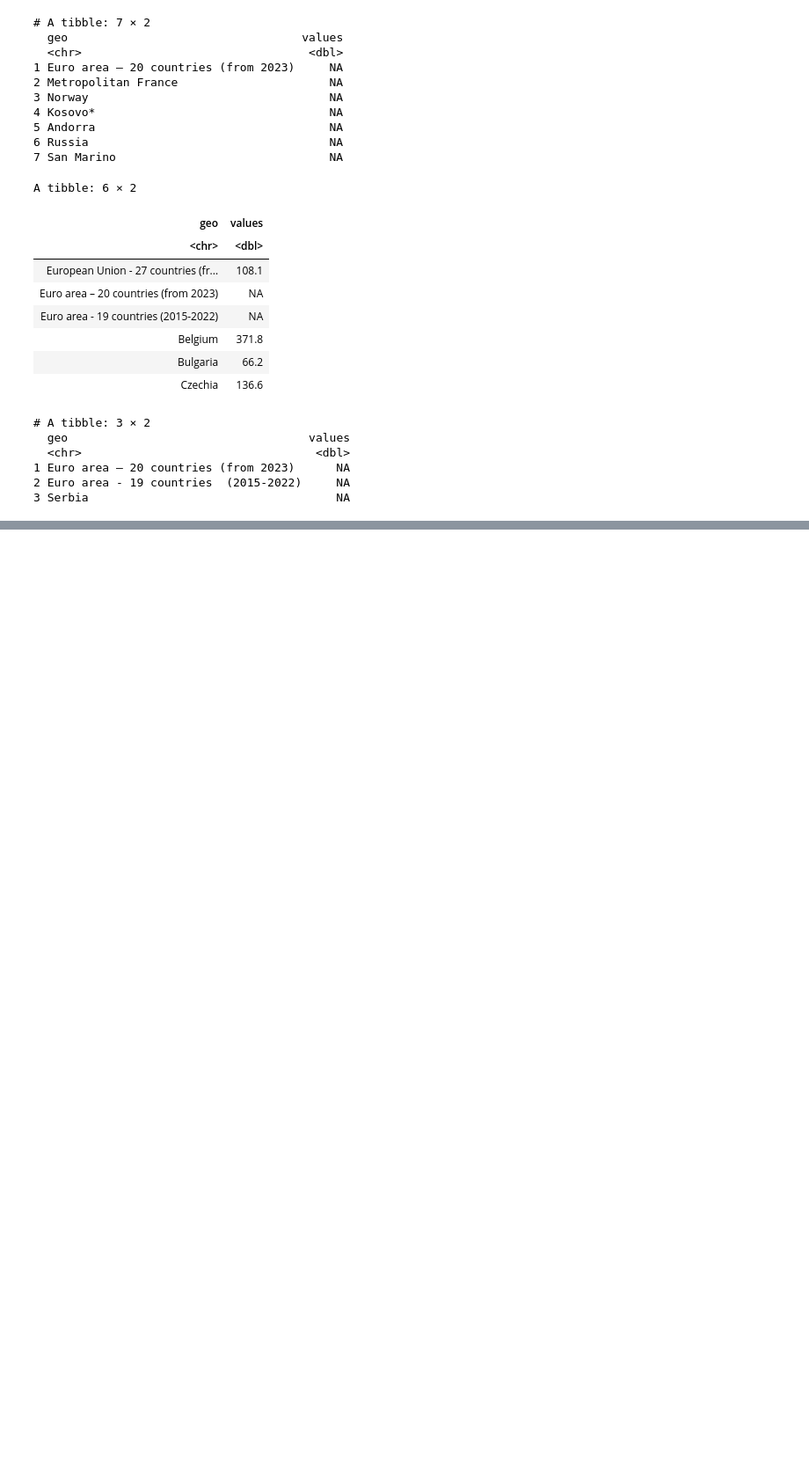
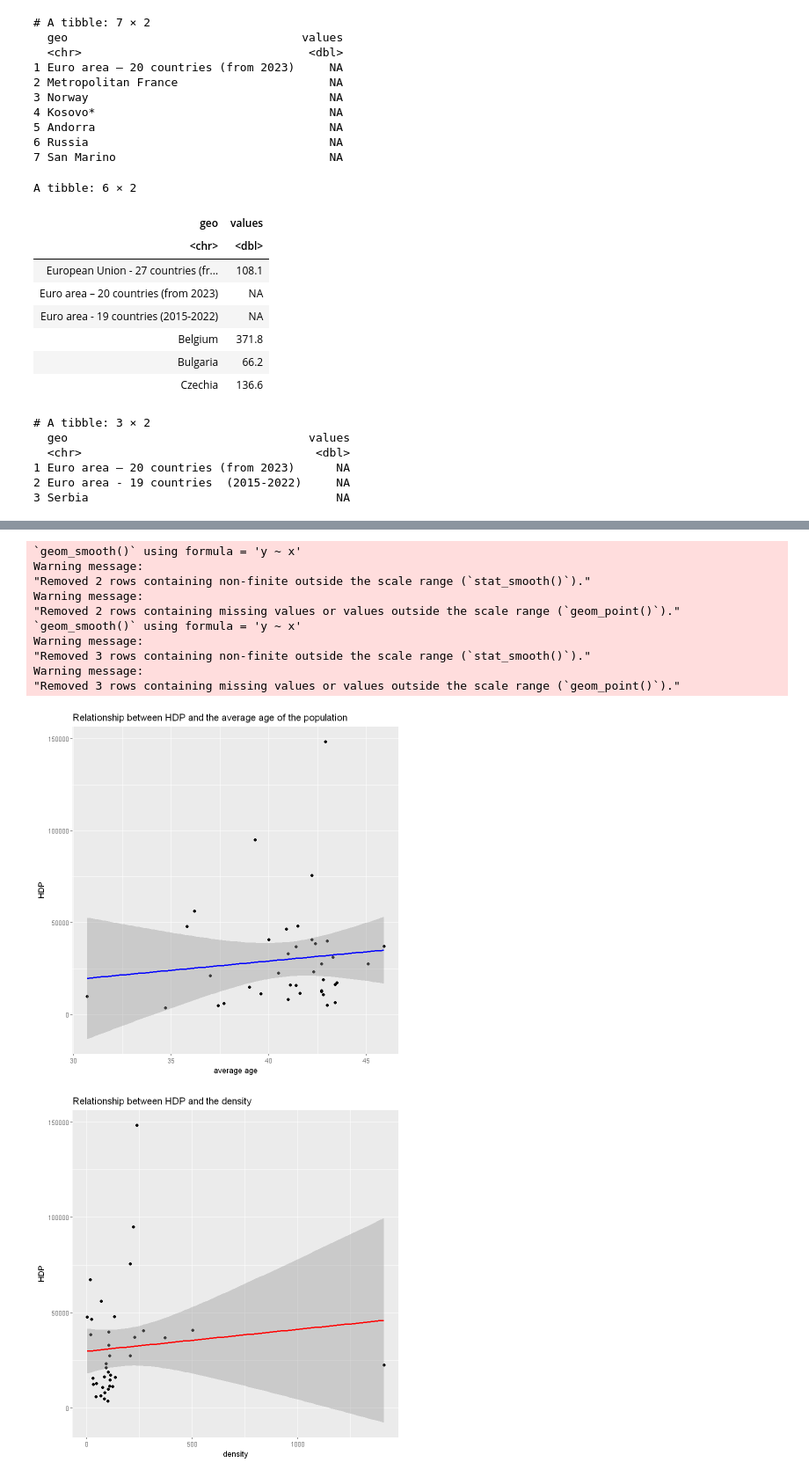
Before and after one commit to SychovaDaria/Prs, a Jupyter notebook: project 3/SP3.ipynb, the cells around one changed output, grey strips where cells are left out. Shown at 88% size. Saved outputs shown, nothing was run; the diff lists cells and outputs as text; code cells hidden in the pictures; blank space fills up the shorter version.

```diff
--- a/project 3/SP3.ipynb
+++ b/project 3/SP3.ipynb
@@ -327,0 +370,11 @@ print(rows_with_missing)
+# %%
+# rename
+data_age_renamed <- data_age %>% rename(age = values)
+data_density_renamed <- data_density %>% rename(density = values)
+
+# join
+combined_data <- left_join(data_age_renamed, data_density_renamed, by = "geo")
+
+# corr
+correlation_result <- cor(combined_data$age, combined_data$density, use = "complete.obs")
+print(correlation_result)
@@ -327,0 +385,5 @@ print(rows_with_missing)
+# %%
+data_hdp_renamed <- data %>% rename(hdp = values)
+# %%
+data1 <- merge(data_hdp_renamed, data_age_renamed, by = "geo")
+data2 <- merge(data1, data_density_renamed, by = "geo")
@@ -327,0 +540,25 @@ print(rows_with_missing)
+# %%
+# age
+ggplot(data2, aes(x = age, y = hdp)) +
+  geom_point() +
+  geom_smooth(method = "lm", col = "blue") +
+  labs(title = "Relationship between HDP and the average age of the population", x = "average age", y = "HDP")
+
+#density
+ggplot(data2, aes(x = density, y = hdp)) +
+  geom_point() +
+  geom_smooth(method = "lm", col = "red") +
+  labs(title = "Relationship between HDP and the density", x = "density", y = "HDP")
+# %% [output]
+`geom_smooth()` using formula = 'y ~ x'
+Warning message:
+"Removed 2 rows containing non-finite outside the scale range (`stat_smooth()`)."
+Warning message:
+"Removed 2 rows containing missing values or values outside the scale range (`geom_point()`)."
+`geom_smooth()` using formula = 'y ~ x'
+Warning message:
+"Removed 3 rows containing non-finite outside the scale range (`stat_smooth()`)."
+Warning message:
+"Removed 3 rows containing missing values or values outside the scale range (`geom_point()`)."
+[figure, added]
+[figure, added]
```
Also changed, not shown: parts of 38 cells of this notebook, 1 other file.
